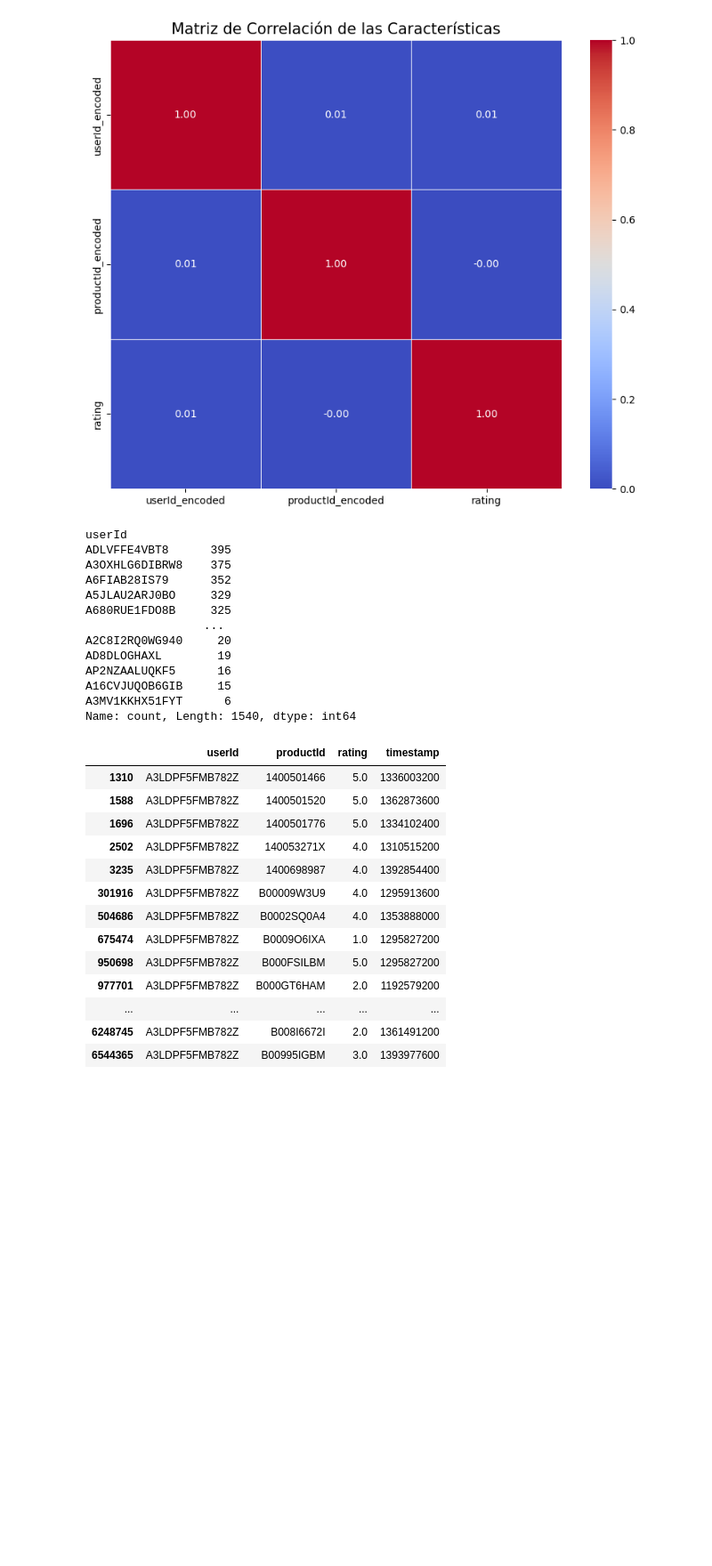
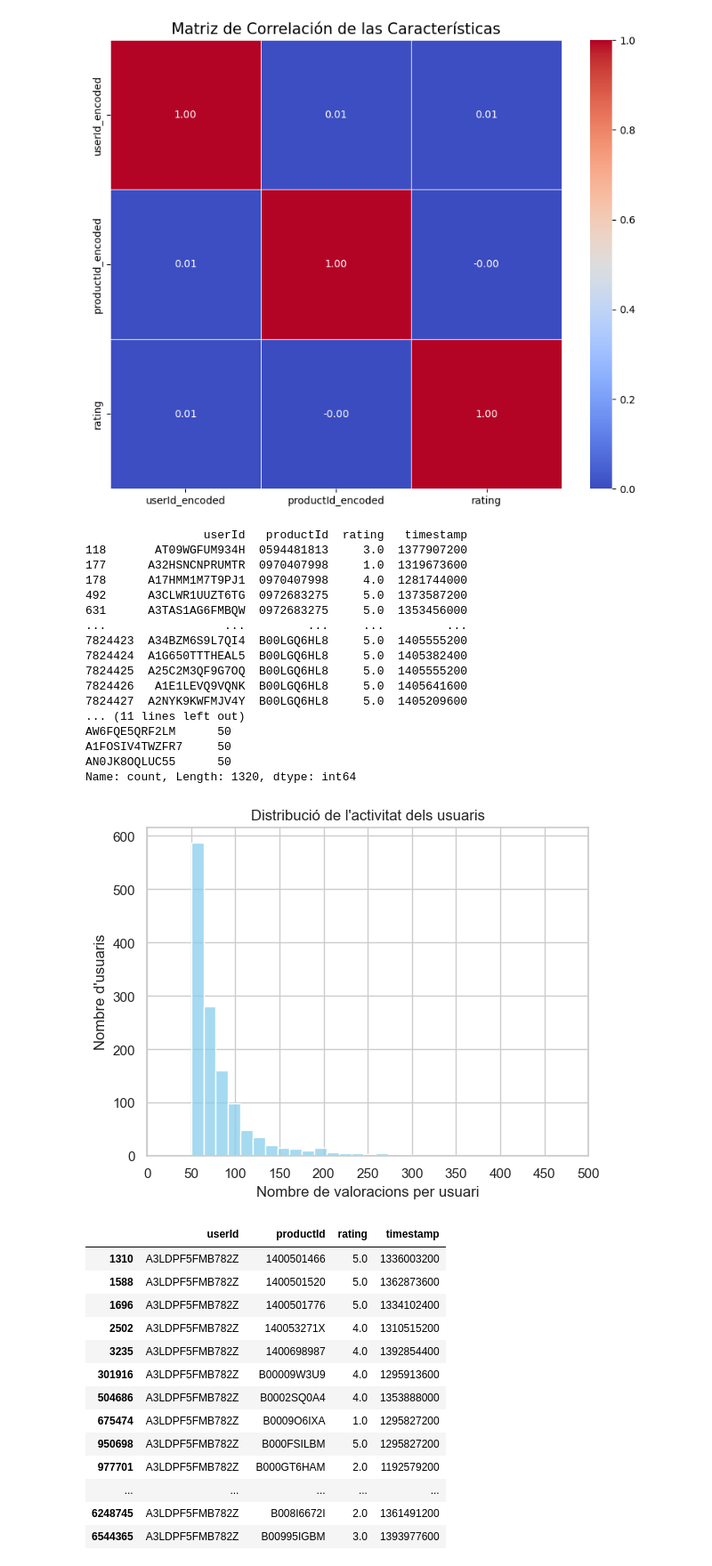
Before and after one commit to DCC-UAB/ACproject-grup-18, a Jupyter notebook: grafiques-2.ipynb, the cells around one changed output. Shown at 89% size. Drawn from its saved outputs; the diff is of its cells as text; code cells hidden in the pictures; blank space fills up the shorter version.

```diff
--- a/grafiques.ipynb
+++ b/grafiques-2.ipynb
@@ -302,21 +379,45 @@ svd.fit(trainset)
 pred = svd.test(testset)
 ##esto important nos da las evaluaciones tipo lo que sería más el predict
 # %%
-filtered_dataset['userId'].value_counts()
+veces = filtered_dataset['userId'].value_counts()
-# %% [output]
-userId
-ADLVFFE4VBT8      395
-A3OXHLG6DIBRW8    375
-A6FIAB28IS79      352
-A5JLAU2ARJ0BO     329
-A680RUE1FDO8B     325
-                 ...
-A2C8I2RQ0WG940     20
-AD8DLOGHAXL        19
-AP2NZAALUQKF5      16
-A16CVJUQOB6GIB     15
-A3MV1KKHX51FYT      6
-Name: count, Length: 1540, dtype: int64
+# %%
+filtered_counts = filtered_dataset['userId'].value_counts()
+filtered_counts = filtered_counts[filtered_counts >= 50]
+# %%
+filtered_counts
+# Obtener los IDs de usuarios que cumplen la condición
+user_ids_of_interest = filtered_counts.index
+
+# Filtrar el DataFrame original
+filtered_dataset = filtered_dataset[filtered_dataset['userId'].isin(user_ids_of_interest)]
+print(filtered_dataset)
+print(filtered_dataset['userId'].value_counts())
+user_activity = filtered_dataset.groupby('userId')['rating'].count()
+sns.histplot(user_activity, kde=False, bins=30, color='skyblue')
+plt.title("Distribució de l'activitat dels usuaris")
+plt.xlabel("Nombre de valoracions per usuari")
+plt.ylabel("Nombre d'usuaris")
+plt.xticks(range(0, user_activity.max() + 50, 50))
+plt.show()
+# %% [output]
+                 userId   productId  rating   timestamp
+118       AT09WGFUM934H  0594481813     3.0  1377907200
+177      A32HSNCNPRUMTR  0970407998     1.0  1319673600
+178      A17HMM1M7T9PJ1  0970407998     4.0  1281744000
+492      A3CLWR1UUZT6TG  0972683275     5.0  1373587200
+631      A3TAS1AG6FMBQW  0972683275     5.0  1353456000
+...                 ...         ...     ...         ...
+7824423  A34BZM6S9L7QI4  B00LGQ6HL8     5.0  1405555200
+7824424  A1G650TTTHEAL5  B00LGQ6HL8     5.0  1405382400
+7824425  A25C2M3QF9G7OQ  B00LGQ6HL8     5.0  1405555200
+7824426   A1E1LEVQ9VQNK  B00LGQ6HL8     5.0  1405641600
+7824427  A2NYK9KWFMJV4Y  B00LGQ6HL8     5.0  1405209600
+... (11 lines left out)
+AW6FQE5QRF2LM      50
+A1FOSIV4TWZFR7     50
+AN0JK8OQLUC55      50
+Name: count, Length: 1320, dtype: int64
+[figure, added]
 # %%
 # Check specific userId review
 filtered_dataset[filtered_dataset['userId'] == 'A3LDPF5FMB782Z']
```
Also changed, not shown: parts of 16 cells of this notebook.
